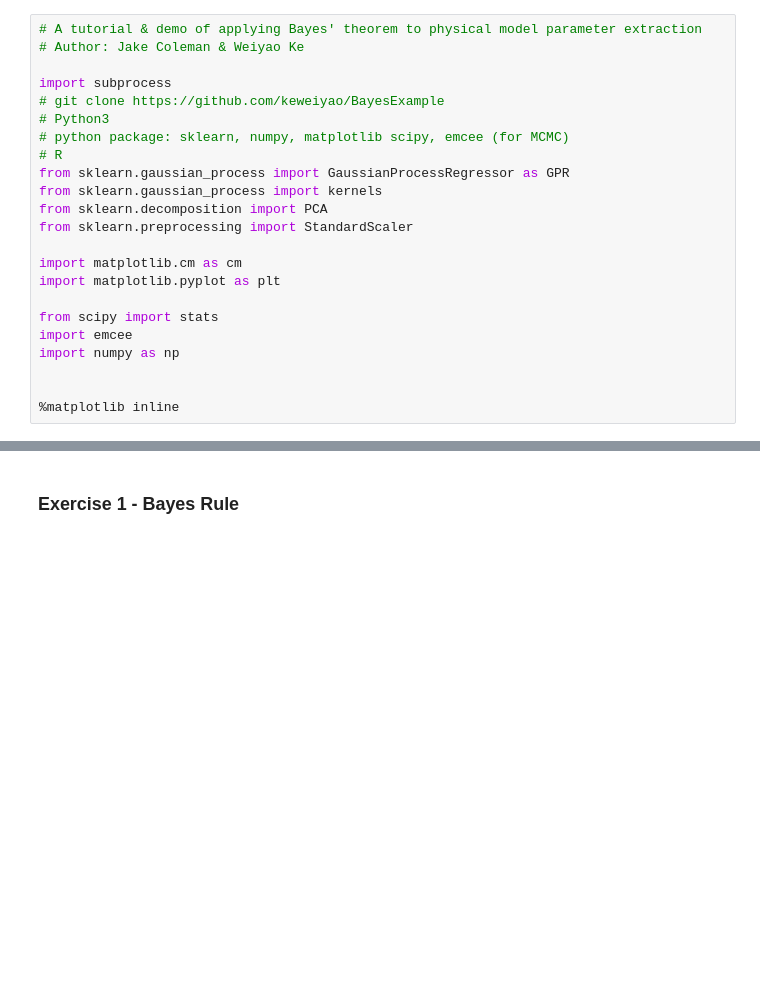
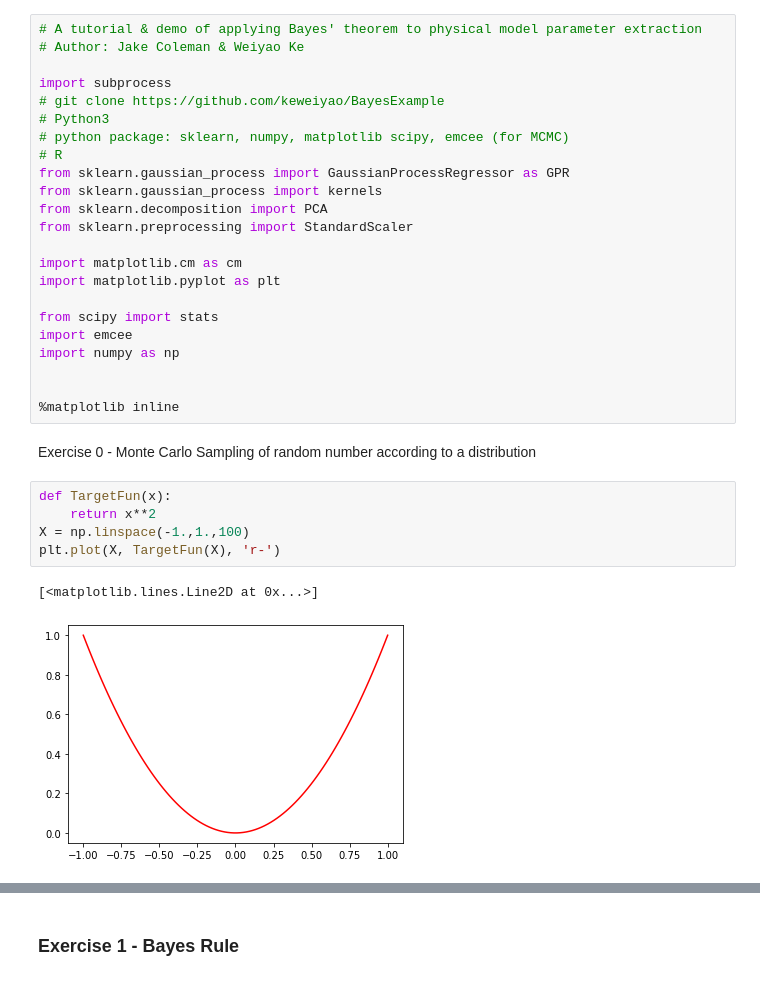
Before and after one commit to keweiyao/BayesExample, a Jupyter notebook: example.ipynb, the cells around one changed output, grey strips where cells are left out. Cells and saved outputs as stored; diff of their text form; blank space fills up the shorter version.

Commit message:
add examples on random sampling methods

```diff
--- a/example.ipynb
+++ b/example.ipynb
@@ -21,3 +21,13 @@ import numpy as np
 
 
 %matplotlib inline
+# %% [markdown]
+Exercise 0 - Monte Carlo Sampling of random number according to a distribution
+# %%
+def TargetFun(x):
+    return x**2
+X = np.linspace(-1.,1.,100)
+plt.plot(X, TargetFun(X), 'r-')
+# %% [output]
+[<matplotlib.lines.Line2D at 0x...>]
+[figure, added]
```
Also changed, not shown: parts of 17 cells of this notebook.
